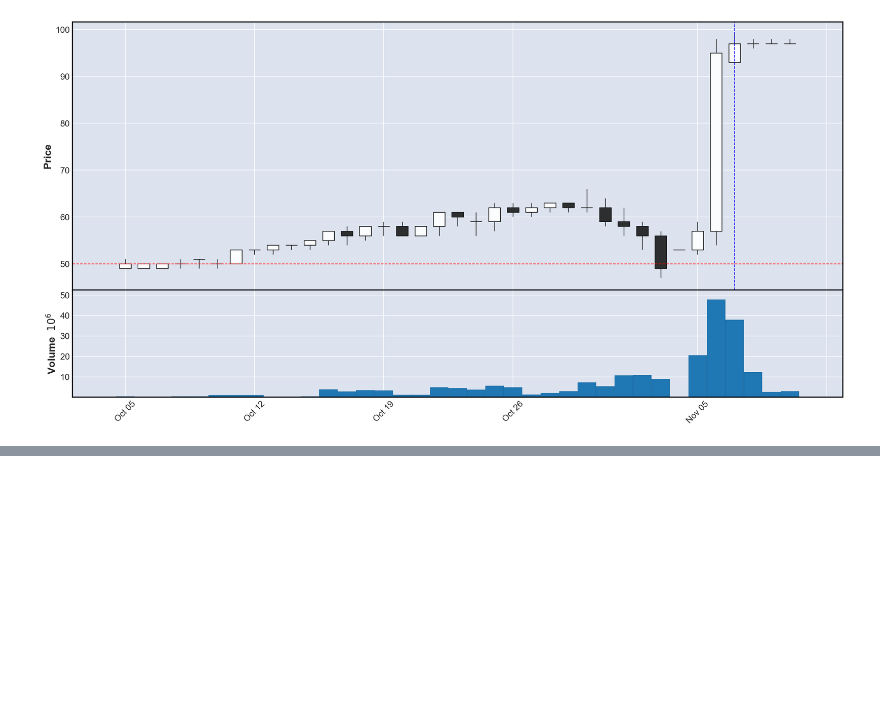
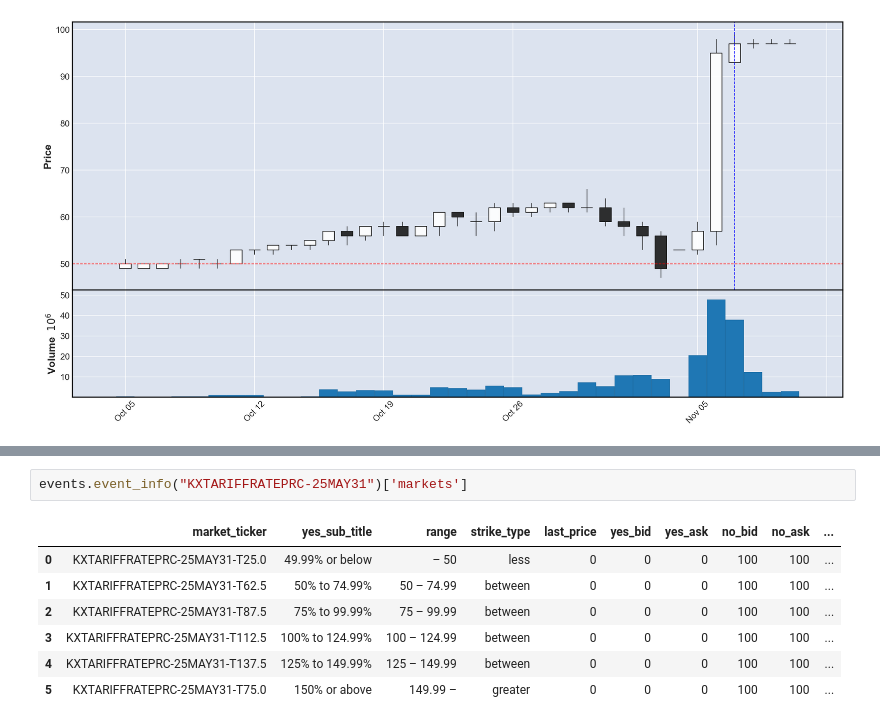
Before and after one commit to NiccoloComati/mykalshi, a Jupyter notebook: main.ipynb, the cells around one changed output, grey strips where cells are left out. Cells and saved outputs as stored; diff of their text form; blank space fills up the shorter version.

```diff
--- a/main.ipynb
+++ b/main.ipynb
@@ -1317,0 +306,10 @@ axes[0].axvline(x=datetime.strptime('Feb 3 1970 00:00', '%b %d %Y %H:%M'), color
+# %%
+events.event_info("KXTARIFFRATEPRC-25MAY31")['markets']
+# %% [output]
+|  | market_ticker | yes_sub_title | range | strike_type | last_price | yes_bid | yes_ask | no_bid | no_ask | ... |
+| 0 | KXTARIFFRATEPRC-25MAY31-T25.0 | 49.99% or below | – 50 | less | 0 | 0 | 0 | 100 | 100 | ... |
+| 1 | KXTARIFFRATEPRC-25MAY31-T62.5 | 50% to 74.99% | 50 – 74.99 | between | 0 | 0 | 0 | 100 | 100 | ... |
+| 2 | KXTARIFFRATEPRC-25MAY31-T87.5 | 75% to 99.99% | 75 – 99.99 | between | 0 | 0 | 0 | 100 | 100 | ... |
+| 3 | KXTARIFFRATEPRC-25MAY31-T112.5 | 100% to 124.99% | 100 – 124.99 | between | 0 | 0 | 0 | 100 | 100 | ... |
+| 4 | KXTARIFFRATEPRC-25MAY31-T137.5 | 125% to 149.99% | 125 – 149.99 | between | 0 | 0 | 0 | 100 | 100 | ... |
+| 5 | KXTARIFFRATEPRC-25MAY31-T75.0 | 150% or above | 149.99 – | greater | 0 | 0 | 0 | 100 | 100 | ... |
```
Also changed, not shown: parts of 22 cells of this notebook.
